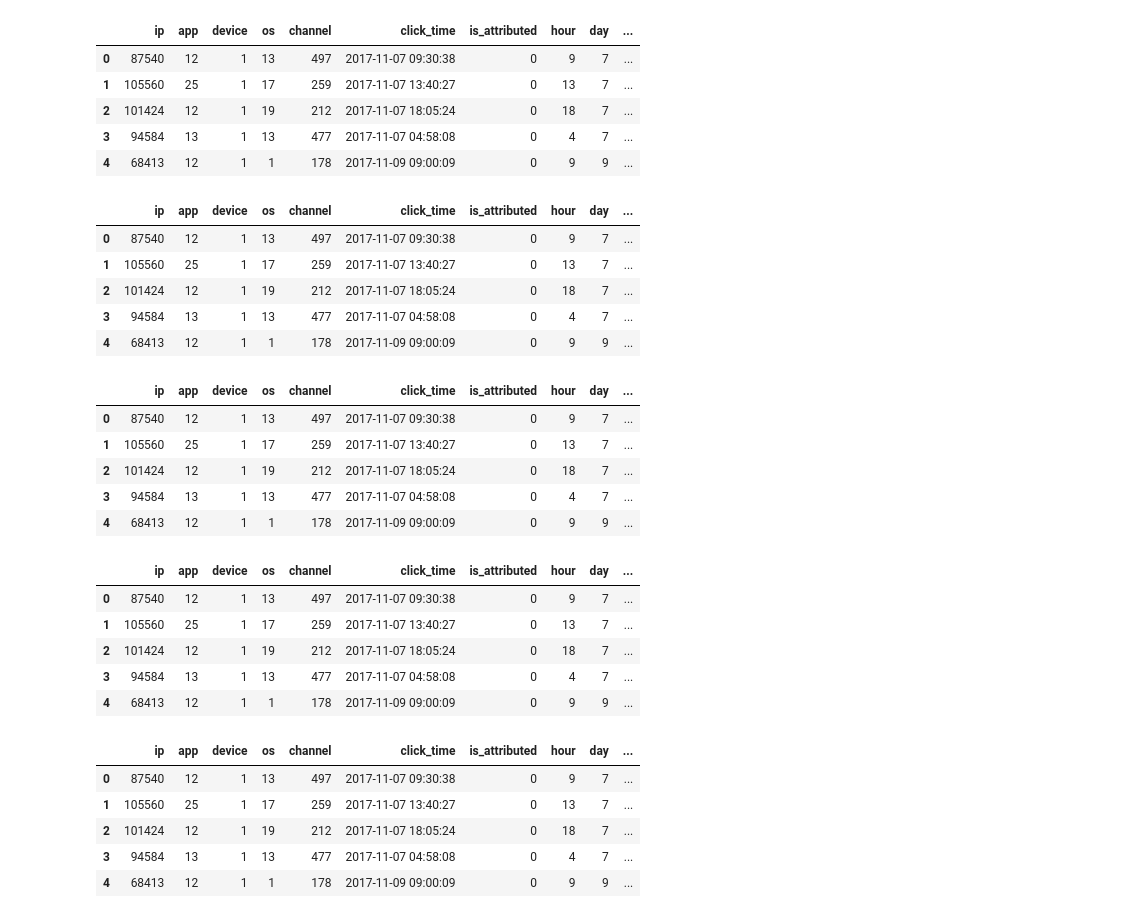
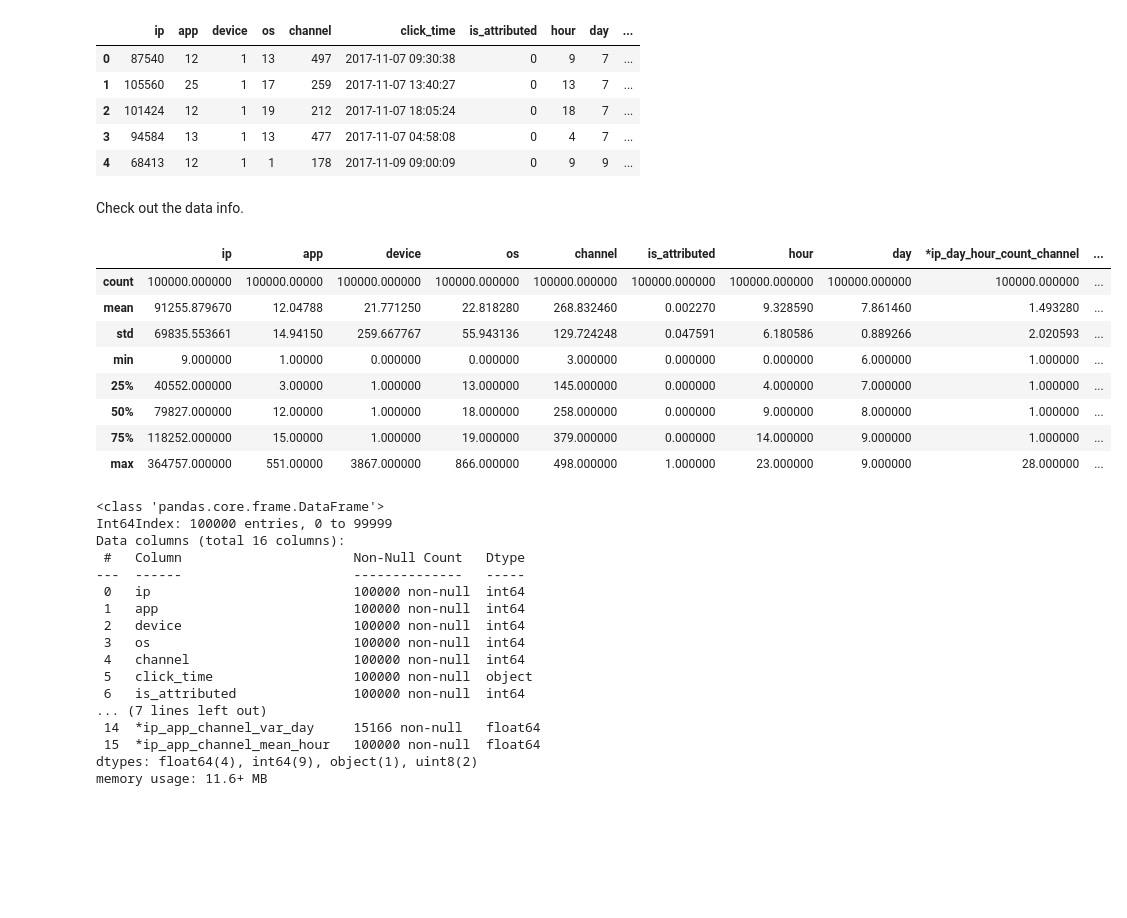
Before and after one commit to Atashnezhad/Fraud_Detection_Pyspark, a Jupyter notebook: codes/EDA.ipynb, the cells around one changed output. Cells and saved outputs as stored; diff of their text form; code cells hidden in the pictures; blank space fills up the shorter version.

```diff
--- a/codes/EDA.ipynb
+++ b/codes/EDA.ipynb
@@ -20,6 +20,8 @@ dtypes = {
+# %%
+path = '../datasets/'
+file_name = 'train_sample.csv'
 # %%
-train_df = pd.read_csv(path+"train_sample.csv",
-                       dtype=dtypes,
+train_df = pd.read_csv(path+file_name,
                        usecols=['ip','app','device',
                                 'os', 'channel', 'click_time',
                                 'is_attributed'])
@@ -93,9 +111,14 @@ train_df = train_df.merge(gp, on=['ip','app', 'os'], how='left')
+# %% [markdown]
+Check out the data info.
 # %%
-train_df.head()
+train_df.describe()
 # %% [output]
-|  | ip | app | device | os | channel | click_time | is_attributed | hour | day | ... |
-| 0 | 87540 | 12 | 1 | 13 | 497 | 2017-11-07 09:30:38 | 0 | 9 | 7 | ... |
-| 1 | 105560 | 25 | 1 | 17 | 259 | 2017-11-07 13:40:27 | 0 | 13 | 7 | ... |
-| 2 | 101424 | 12 | 1 | 19 | 212 | 2017-11-07 18:05:24 | 0 | 18 | 7 | ... |
-| 3 | 94584 | 13 | 1 | 13 | 477 | 2017-11-07 04:58:08 | 0 | 4 | 7 | ... |
-| 4 | 68413 | 12 | 1 | 1 | 178 | 2017-11-09 09:00:09 | 0 | 9 | 9 | ... |
+|  | ip | app | device | os | channel | is_attributed | hour | day | *ip_day_hour_count_channel | ... |
+| count | 100000.000000 | 100000.00000 | 100000.000000 | 100000.000000 | 100000.000000 | 100000.000000 | 100000.000000 | 100000.000000 | 100000.000000 | ... |
+| mean | 91255.879670 | 12.04788 | 21.771250 | 22.818280 | 268.832460 | 0.002270 | 9.328590 | 7.861460 | 1.493280 | ... |
+| std | 69835.553661 | 14.94150 | 259.667767 | 55.943136 | 129.724248 | 0.047591 | 6.180586 | 0.889266 | 2.020593 | ... |
+| min | 9.000000 | 1.00000 | 0.000000 | 0.000000 | 3.000000 | 0.000000 | 0.000000 | 6.000000 | 1.000000 | ... |
+| 25% | 40552.000000 | 3.00000 | 1.000000 | 13.000000 | 145.000000 | 0.000000 | 4.000000 | 7.000000 | 1.000000 | ... |
+| 50% | 79827.000000 | 12.00000 | 1.000000 | 18.000000 | 258.000000 | 0.000000 | 9.000000 | 8.000000 | 1.000000 | ... |
+| 75% | 118252.000000 | 15.00000 | 1.000000 | 19.000000 | 379.000000 | 0.000000 | 14.000000 | 9.000000 | 1.000000 | ... |
+| max | 364757.000000 | 551.00000 | 3867.000000 | 866.000000 | 498.000000 | 1.000000 | 23.000000 | 9.000000 | 28.000000 | ... |
@@ -105,9 +125,20 @@ train_df = train_df.merge(gp, on=['ip','day','channel'], how='left')
 # %%
-train_df.head()
+train_df.info()
 # %% [output]
-|  | ip | app | device | os | channel | click_time | is_attributed | hour | day | ... |
-| 0 | 87540 | 12 | 1 | 13 | 497 | 2017-11-07 09:30:38 | 0 | 9 | 7 | ... |
-| 1 | 105560 | 25 | 1 | 17 | 259 | 2017-11-07 13:40:27 | 0 | 13 | 7 | ... |
-| 2 | 101424 | 12 | 1 | 19 | 212 | 2017-11-07 18:05:24 | 0 | 18 | 7 | ... |
-| 3 | 94584 | 13 | 1 | 13 | 477 | 2017-11-07 04:58:08 | 0 | 4 | 7 | ... |
-| 4 | 68413 | 12 | 1 | 1 | 178 | 2017-11-09 09:00:09 | 0 | 9 | 9 | ... |
+<class 'pandas.core.frame.DataFrame'>
+Int64Index: 100000 entries, 0 to 99999
+Data columns (total 16 columns):
+ #   Column                      Non-Null Count   Dtype
+---  ------                      --------------   -----
+ 0   ip                          100000 non-null  int64
+ 1   app                         100000 non-null  int64
+ 2   device                      100000 non-null  int64
+ 3   os                          100000 non-null  int64
+ 4   channel                     100000 non-null  int64
+ 5   click_time                  100000 non-null  object
+ 6   is_attributed               100000 non-null  int64
+... (7 lines left out)
+ 14  *ip_app_channel_var_day     15166 non-null   float64
+ 15  *ip_app_channel_mean_hour   100000 non-null  float64
+dtypes: float64(4), int64(9), object(1), uint8(2)
+memory usage: 11.6+ MB
@@ -121,9 +144,0 @@ train_df = train_df.merge(gp, on=['ip','app', 'os'], how='left')
-# %%
-train_df.head()
-# %% [output]
-|  | ip | app | device | os | channel | click_time | is_attributed | hour | day | ... |
-| 0 | 87540 | 12 | 1 | 13 | 497 | 2017-11-07 09:30:38 | 0 | 9 | 7 | ... |
-| 1 | 105560 | 25 | 1 | 17 | 259 | 2017-11-07 13:40:27 | 0 | 13 | 7 | ... |
-| 2 | 101424 | 12 | 1 | 19 | 212 | 2017-11-07 18:05:24 | 0 | 18 | 7 | ... |
-| 3 | 94584 | 13 | 1 | 13 | 477 | 2017-11-07 04:58:08 | 0 | 4 | 7 | ... |
-| 4 | 68413 | 12 | 1 | 1 | 178 | 2017-11-09 09:00:09 | 0 | 9 | 9 | ... |
@@ -137,9 +144,0 @@ train_df = train_df.merge(gp, on=['ip','app', 'channel'], how='left')
-# %%
-train_df.head()
-# %% [output]
-|  | ip | app | device | os | channel | click_time | is_attributed | hour | day | ... |
-| 0 | 87540 | 12 | 1 | 13 | 497 | 2017-11-07 09:30:38 | 0 | 9 | 7 | ... |
-| 1 | 105560 | 25 | 1 | 17 | 259 | 2017-11-07 13:40:27 | 0 | 13 | 7 | ... |
-| 2 | 101424 | 12 | 1 | 19 | 212 | 2017-11-07 18:05:24 | 0 | 18 | 7 | ... |
-| 3 | 94584 | 13 | 1 | 13 | 477 | 2017-11-07 04:58:08 | 0 | 4 | 7 | ... |
-| 4 | 68413 | 12 | 1 | 1 | 178 | 2017-11-09 09:00:09 | 0 | 9 | 9 | ... |
```
Also changed, not shown: parts of 25 cells of this notebook.
